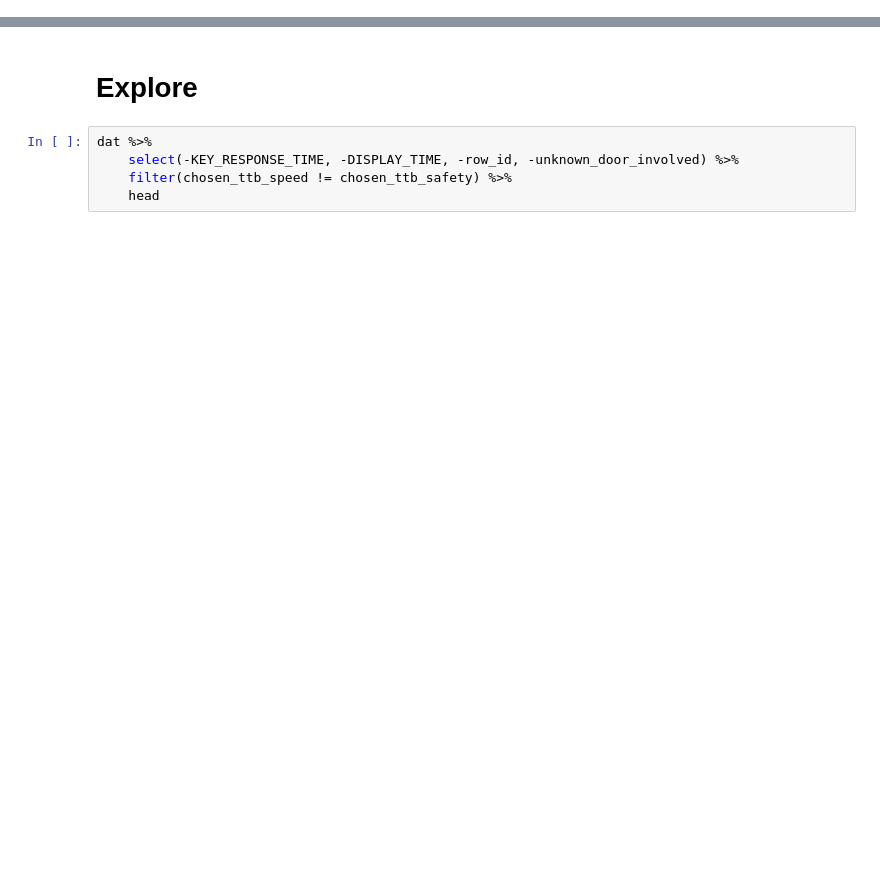
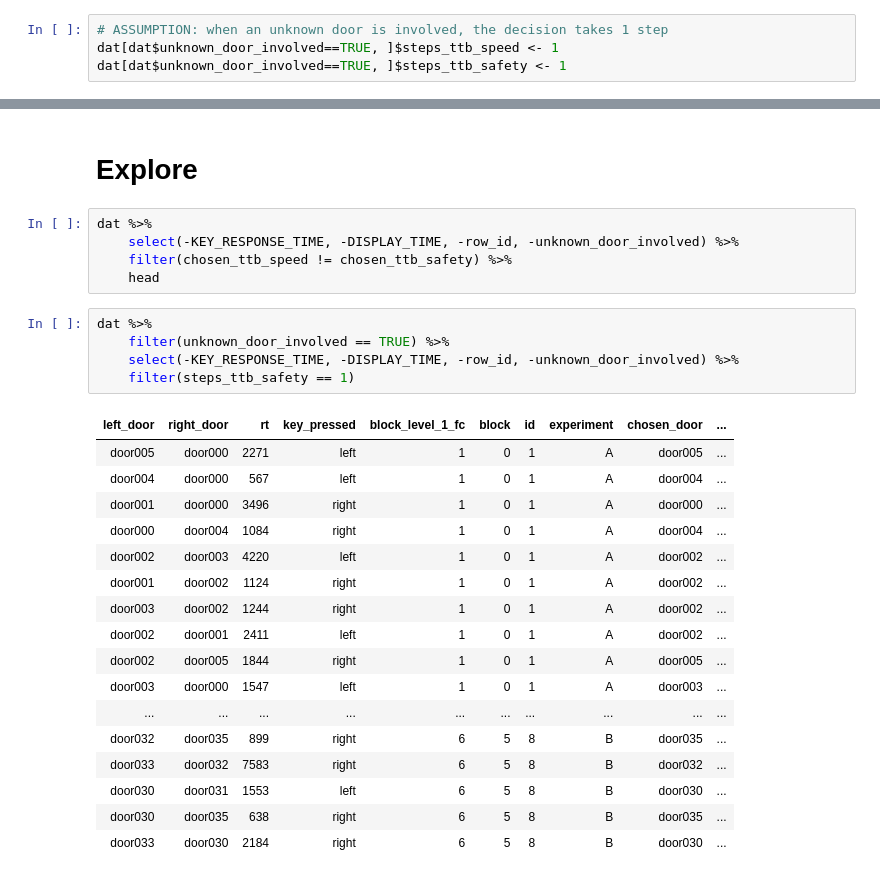
Before and after one commit to franciscoqv/evacuation-actr, a Jupyter notebook: Data analysis - Evacuation/Forced Choice Analysis.ipynb, the cells around one changed output, grey strips where cells are left out. Cells and saved outputs as stored; diff of their text form; blank space fills up the shorter version.

```diff
--- a/Data analysis - Evacuation/Forced Choice Analysis.ipynb
+++ b/Data analysis - Evacuation/Forced Choice Analysis.ipynb
@@ -78,6 +76,10 @@ dat <- dat %>%
            steps_ttb_safety = ifelse(left_safety == right_safety, 2, 1),
            unknown_door_involved = (left_speed == 0 | right_speed ==0),
            chosen_door_is_unknown = (chosen_speed == 0) ) # Checking one cue is enough
+# %%
+# ASSUMPTION: when an unknown door is involved, the decision takes 1 step
+dat[dat$unknown_door_involved==TRUE, ]$steps_ttb_speed <- 1
+dat[dat$unknown_door_involved==TRUE, ]$steps_ttb_safety <- 1
 # %% [markdown]
 Now that we have the cue values, we can calculate the **predicted** decisions
 # %%
@@ -604,3 +984,26 @@ dat %>%
     select(-KEY_RESPONSE_TIME, -DISPLAY_TIME, -row_id, -unknown_door_involved) %>%
     filter(chosen_ttb_speed != chosen_ttb_safety) %>%
     head
+# %%
+dat %>%
+    filter(unknown_door_involved == TRUE) %>%
+    select(-KEY_RESPONSE_TIME, -DISPLAY_TIME, -row_id, -unknown_door_involved) %>%
+    filter(steps_ttb_safety == 1)
+# %% [output]
+| left_door | right_door | rt | key_pressed | block_level_1_fc | block | id | experiment | chosen_door | ... |
+| door005 | door000 | 2271 | left | 1 | 0 | 1 | A | door005 | ... |
+| door004 | door000 | 567 | left | 1 | 0 | 1 | A | door004 | ... |
+| door001 | door000 | 3496 | right | 1 | 0 | 1 | A | door000 | ... |
+| door000 | door004 | 1084 | right | 1 | 0 | 1 | A | door004 | ... |
+| door002 | door003 | 4220 | left | 1 | 0 | 1 | A | door002 | ... |
+| door001 | door002 | 1124 | right | 1 | 0 | 1 | A | door002 | ... |
+| door003 | door002 | 1244 | right | 1 | 0 | 1 | A | door002 | ... |
+| door002 | door001 | 2411 | left | 1 | 0 | 1 | A | door002 | ... |
+| door002 | door005 | 1844 | right | 1 | 0 | 1 | A | door005 | ... |
+| door003 | door000 | 1547 | left | 1 | 0 | 1 | A | door003 | ... |
+| ... | ... | ... | ... | ... | ... | ... | ... | ... | ... |
+| door032 | door035 | 899 | right | 6 | 5 | 8 | B | door035 | ... |
+| door033 | door032 | 7583 | right | 6 | 5 | 8 | B | door032 | ... |
+| door030 | door031 | 1553 | left | 6 | 5 | 8 | B | door030 | ... |
+| door030 | door035 | 638 | right | 6 | 5 | 8 | B | door035 | ... |
+| door033 | door030 | 2184 | right | 6 | 5 | 8 | B | door030 | ... |
```
Also changed, not shown: parts of 31 cells of this notebook, 8 other files.
